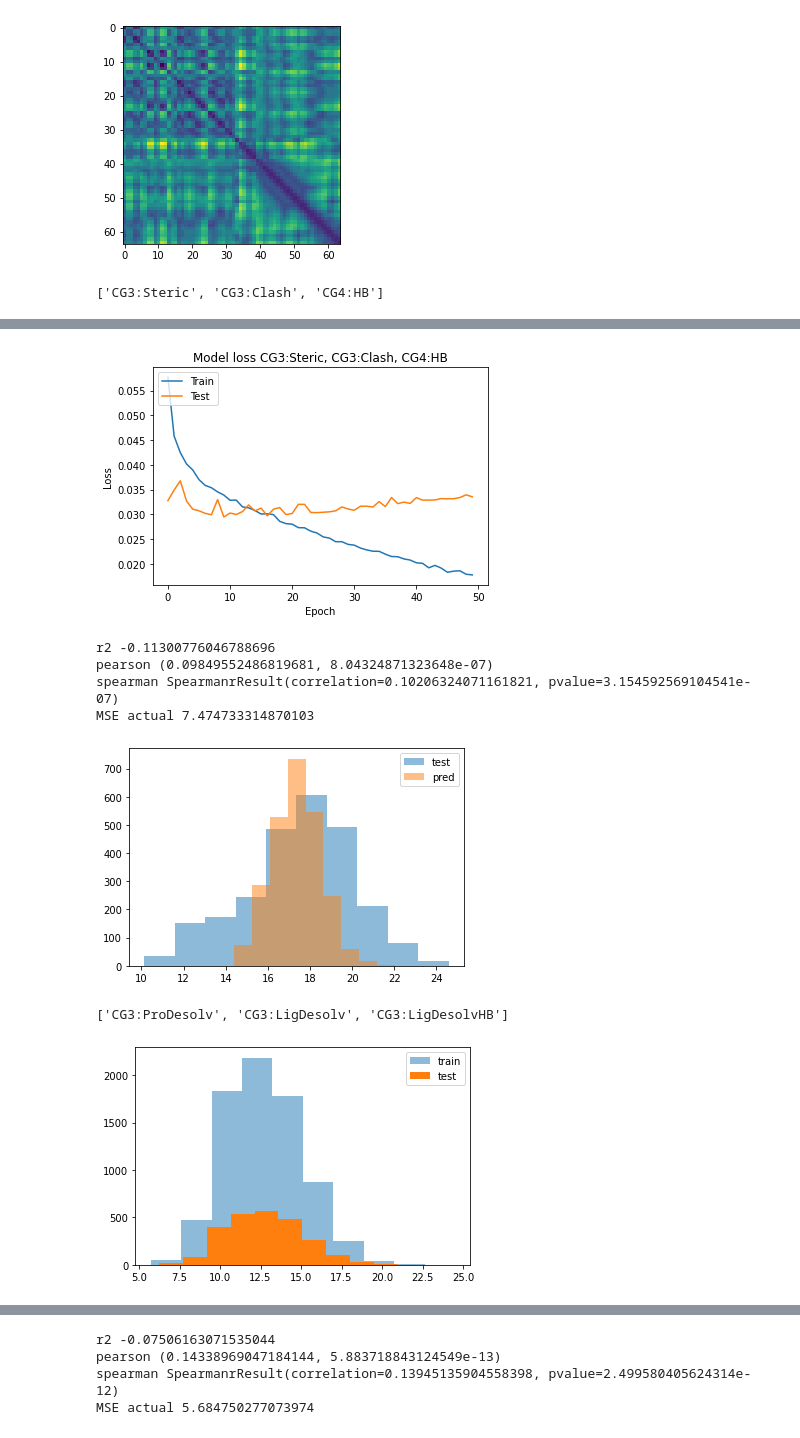
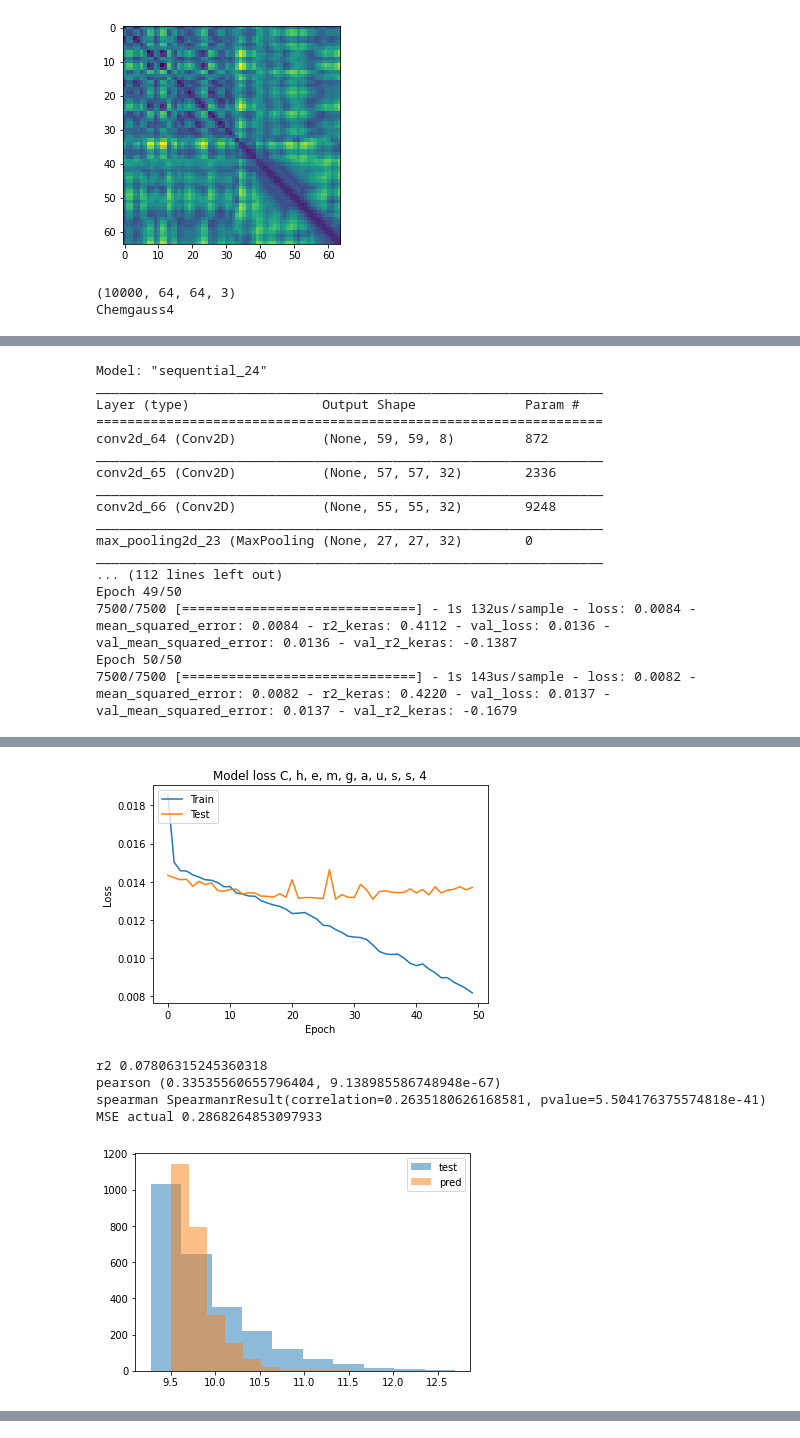
Before and after one commit to shahashka/ml-fragment, a Jupyter notebook: run_notebook.ipynb, the cells around one changed output, grey strips where cells are left out. Cells and saved outputs as stored; diff of their text form; code cells hidden in the pictures.

```diff
--- a/run_notebook.ipynb
+++ b/run_notebook.ipynb
@@ -180,7 +315,7 @@ def create_line(line,i):
 # Second array is a mask for which cells correspond to ligand x ligand (-1),
 # protein x protein (1) and ligand x protein (0)
 #
-# Arrays are interpolated to 80x80
+# Arrays are interpolated to 64x64
 def maker_w_strings(data):
     i,sdf_state, num_residues, pdb = data
     tmp_file = str(id(multiprocessing.current_process()))
@@ -222,13 +357,14 @@ def maker_w_strings(data):
         for j in range( pl - num_residues,pl):
             # protein
             mask[i,j] = 1
-
+    e_map, l_map = get_e_map(t, sdf_state, "mol.pqr", 64, matrix)
     p_img = cv2.resize(matrix, dsize=(64, 64), interpolation=cv2.INTER_CUBIC).reshape(64,64,1)
     m_img = cv2.resize(mask, dsize=(64, 64), interpolation=cv2.INTER_CUBIC).reshape(64,64,1)
     v_img = cv2.resize(aa_matrix_v, dsize=(64, 64), interpolation=cv2.INTER_CUBIC).reshape(64,64,1)
     h_img = cv2.resize(aa_matrix_h, dsize=(64, 64), interpolation=cv2.INTER_CUBIC).reshape(64,64,1)
 
-    p_contact_matrix = np.concatenate([p_img, m_img, v_img, h_img], axis=-1)
+
+    p_contact_matrix = np.concatenate([p_img, m_img, e_map.reshape(64,64,1), l_map.reshape(64,64,1)], axis=-1)
     os.remove("tmp{0}.pdb".format(tmp_file))
     return p_contact_matrix
 # %%
@@ -320,14 +475,15 @@ def r2_keras(y_true, y_pred):
     SS_tot = K.sum(K.square(y_true - K.mean(y_true)))
     return ( 1 - SS_res/(SS_tot + K.epsilon()) )
 # %%
-X_adrp = images_adrp[:,:,:,0:2]
+X_adrp = images_adrp[:,:,:,[0,1,2]]
+print(X_adrp.shape)
 y=df_adrp
 columns = [ 'CG3:Steric', 'CG3:Clash', 'CG3:ProDesolv', 'CG3:LigDesolv',
        'CG3:LigDesolvHB', 'CG4:HB', 'Chemgauss4']
 subsets = [ ['CG3:Steric', 'CG3:Clash', 'CG4:HB'], ['CG3:ProDesolv', 'CG3:LigDesolv',
-       'CG3:LigDesolvHB']]
+       'CG3:LigDesolvHB'], ['Chemgauss4']]
 total = ['Chemgauss4']
-for c in subsets:
+for c in total:
     print(c)
     isList = isinstance(c,list)
     df_new = y.copy(deep=True)
@@ -354,30 +510,31 @@ for c in subsets:
     plt.show()
 
     # model stuff
-    dr = 0.2
+    dr = 0.1
     model = Sequential()
     model.add(Conv2D(8, kernel_size=(6, 6),
                      activation='relu',
-                     input_shape=(64,64,2)))
+                     input_shape=(64,64,3)))
     model.add(Conv2D(32, (3, 3), activation='relu'))
     model.add(Conv2D(32, (3, 3), activation='relu'))
     model.add(MaxPooling2D(pool_size=(2,2)))
     model.add(Dropout(dr))
     model.add(Flatten())
-    model.add(Dense(64, activation='relu'))
-    model.add(Dropout(dr))
+#     model.add(Dense(128, activation='relu'))
+#     model.add(Dense(64, activation='relu'))
+#     model.add(Dropout(dr))
     model.add(Dense(64, activation='relu'))
     model.add(Dropout(dr))
     model.add(Dense(1))
 
     model.compile(loss=tf.keras.losses.mean_squared_error,
-                  optimizer=tf.keras.optimizers.Adam(lr=8e-5),
+                  optimizer=tf.keras.optimizers.Adam(lr=1e-4),
                   metrics=['mean_squared_error', r2_keras])
-#     print(model.summary())
+    print(model.summary())
     history = model.fit(X_train_top, dock_score_train,
               batch_size=64,
               epochs=50,
-              verbose=0,
+              verbose=1,
               validation_data=(X_test_top, dock_score_test))
 
     # Plot training & validation loss values
@@ -412,4 +569,5 @@ for c in subsets:
     plt.legend()
     plt.show()
 # %% [output]
-['CG3:Steric', 'CG3:Clash', 'CG4:HB']
+(10000, 64, 64, 3)
+Chemgauss4
@@ -416,0 +575,17 @@ for c in subsets:
+Model: "sequential_24"
+_________________________________________________________________
+Layer (type)                 Output Shape              Param #
+=================================================================
+conv2d_64 (Conv2D)           (None, 59, 59, 8)         872
+_________________________________________________________________
+conv2d_65 (Conv2D)           (None, 57, 57, 32)        2336
+_________________________________________________________________
+conv2d_66 (Conv2D)           (None, 55, 55, 32)        9248
+_________________________________________________________________
+max_pooling2d_23 (MaxPooling (None, 27, 27, 32)        0
+_________________________________________________________________
+... (112 lines left out)
+Epoch 49/50
+7500/7500 [==============================] - 1s 132us/sample - loss: 0.0084 - mean_squared_error: 0.0084 - r2_keras: 0.4112 - val_loss: 0.0136 - val_mean_squared_error: 0.0136 - val_r2_keras: -0.1387
+Epoch 50/50
+7500/7500 [==============================] - 1s 143us/sample - loss: 0.0082 - mean_squared_error: 0.0082 - r2_keras: 0.4220 - val_loss: 0.0137 - val_mean_squared_error: 0.0137 - val_r2_keras: -0.1679
@@ -418,8 +593,6 @@ for c in subsets:
-[figure, old version]
+[figure, new version]
-r2 -0.11300776046788696
-pearson (0.09849552486819681, 8.04324871323648e-07)
-spearman SpearmanrResult(correlation=0.10206324071161821, pvalue=3.154592569104541e-07)
-MSE actual 7.474733314870103
+r2 0.07806315245360318
+pearson (0.33535560655796404, 9.138985586748948e-67)
+spearman SpearmanrResult(correlation=0.2635180626168581, pvalue=5.504176375574818e-41)
+MSE actual 0.2868264853097933
-[figure, old version]
+[figure, new version]
-['CG3:ProDesolv', 'CG3:LigDesolv', 'CG3:LigDesolvHB']
-[figure, removed]
@@ -428,4 +598,0 @@ MSE actual 7.474733314870103
-r2 -0.07506163071535044
-pearson (0.14338969047184144, 5.883718843124549e-13)
-spearman SpearmanrResult(correlation=0.13945135904558398, pvalue=2.499580405624314e-12)
-MSE actual 5.684750277073974
```
Also changed, not shown: parts of 11 cells of this notebook.
